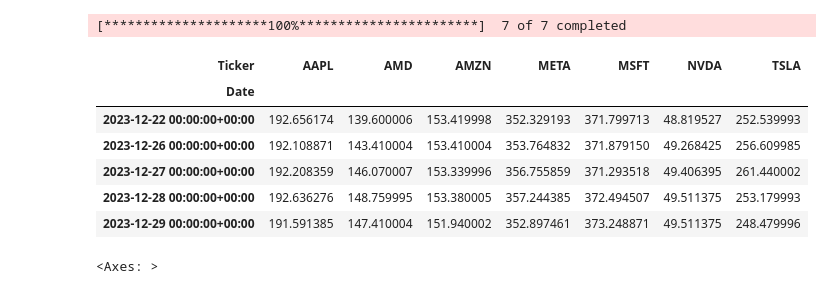
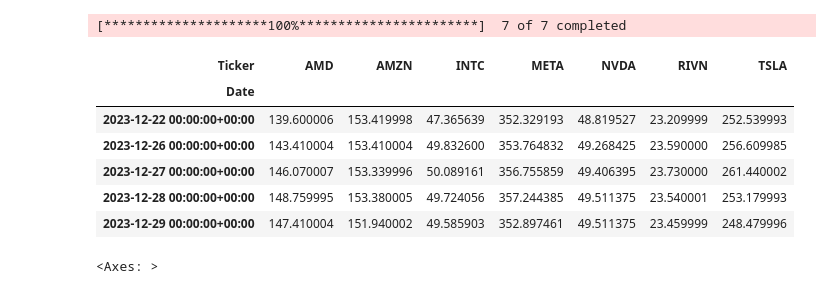
Before and after one commit to chantalmaskell/Black_Litterman_Portfolio_Optimisation, a Jupyter notebook: fear_greed_black_litterman.ipynb, the cells around one changed output. Saved outputs shown, nothing was run; the diff lists cells and outputs as text; code cells hidden in the pictures.

```diff
--- a/fear_greed_black_litterman.ipynb
+++ b/fear_greed_black_litterman.ipynb
@@ -9,38 +9,38 @@ import matplotlib.pyplot as plt
 from pypfopt import black_litterman, plotting, objective_functions, risk_models
 from pypfopt import BlackLittermanModel
 from pypfopt.efficient_frontier import EfficientFrontier
+# %%
+tickers = ["TSLA", "NVDA", "AMZN", "META", "RIVN", "INTC", "AMD"] # Initial asset universe
+start_date = '2013-01-01'
+end_date = '2024-01-01'
 # %%
-tickers = ["TSLA", "NVDA", "AMZN", "META", "MSFT", "AAPL", "AMD"] # Initial asset universe
-start_date = '2013-01-01'
-end_date = '2024-01-01'
-
 data = yf.download(tickers, start=start_date, end=end_date)
 data.to_csv("./Data/historical_data.csv")
 
 closing_prices = data["Adj Close"]
 
 returns = np.log(closing_prices / closing_prices.shift(1).dropna())
 
 def get_market_prices_and_caps(tickers, start_date, end_date):
     # VOO is Vanguard S&P 500 ETF
     market_prices = yf.download("VOO", start=start_date, end=end_date)["Adj Close"]
     # market_returns = np.log(market_prices / market_prices.shift(1)).dropna()
 
     market_caps = {}
     for ticker in tickers:
         stock = yf.Ticker(ticker)
         market_caps[ticker] = stock.info.get("marketCap", None)  # Get market cap, with None if missing
 
     return market_prices, market_caps
 
 closing_prices.tail()
 # %% [output]
 [*********************100%***********************]  7 of 7 completed
-| Ticker | AAPL | AMD | AMZN | META | MSFT | NVDA | TSLA |
+| Ticker | AMD | AMZN | INTC | META | NVDA | RIVN | TSLA |
 | Date |  |  |  |  |  |  |  |
-| 2023-12-22 00:00:00+00:00 | 192.656174 | 139.600006 | 153.419998 | 352.329193 | 371.799713 | 48.819527 | 252.539993 |
-| 2023-12-26 00:00:00+00:00 | 192.108871 | 143.410004 | 153.410004 | 353.764832 | 371.879150 | 49.268425 | 256.609985 |
-| 2023-12-27 00:00:00+00:00 | 192.208359 | 146.070007 | 153.339996 | 356.755859 | 371.293518 | 49.406395 | 261.440002 |
-| 2023-12-28 00:00:00+00:00 | 192.636276 | 148.759995 | 153.380005 | 357.244385 | 372.494507 | 49.511375 | 253.179993 |
-| 2023-12-29 00:00:00+00:00 | 191.591385 | 147.410004 | 151.940002 | 352.897461 | 373.248871 | 49.511375 | 248.479996 |
+| 2023-12-22 00:00:00+00:00 | 139.600006 | 153.419998 | 47.365639 | 352.329193 | 48.819527 | 23.209999 | 252.539993 |
+| 2023-12-26 00:00:00+00:00 | 143.410004 | 153.410004 | 49.832600 | 353.764832 | 49.268425 | 23.590000 | 256.609985 |
+| 2023-12-27 00:00:00+00:00 | 146.070007 | 153.339996 | 50.089161 | 356.755859 | 49.406395 | 23.730000 | 261.440002 |
+| 2023-12-28 00:00:00+00:00 | 148.759995 | 153.380005 | 49.724056 | 357.244385 | 49.511375 | 23.540001 | 253.179993 |
+| 2023-12-29 00:00:00+00:00 | 147.410004 | 151.940002 | 49.585903 | 352.897461 | 49.511375 | 23.459999 | 248.479996 |
 # %%
```
Also changed, not shown: parts of 12 cells of this notebook, 2 other files.
